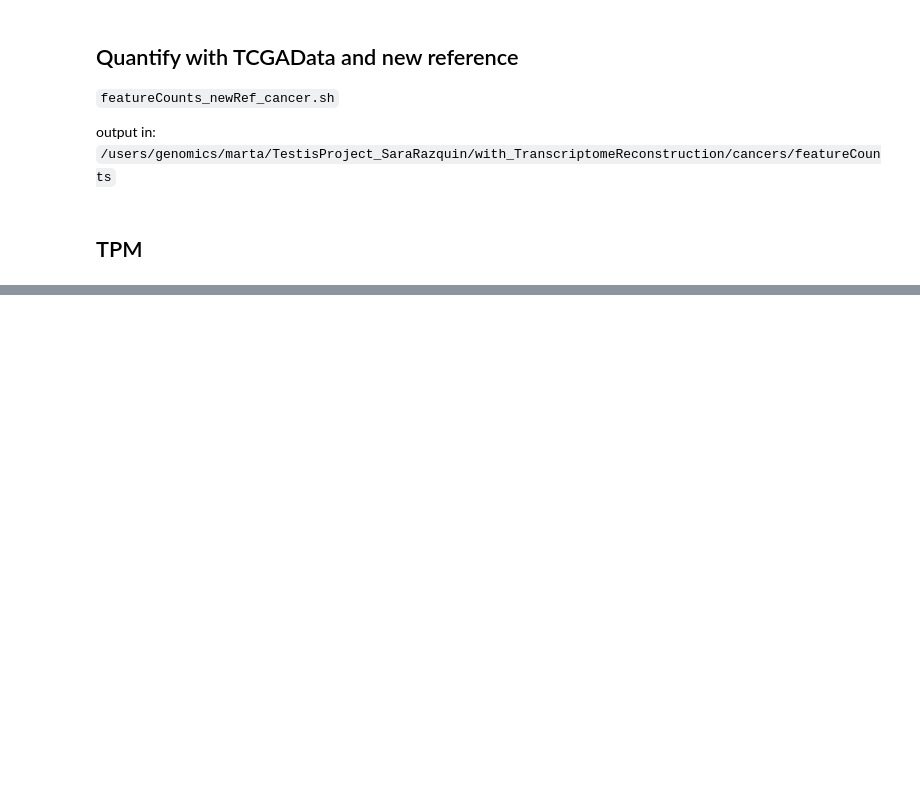
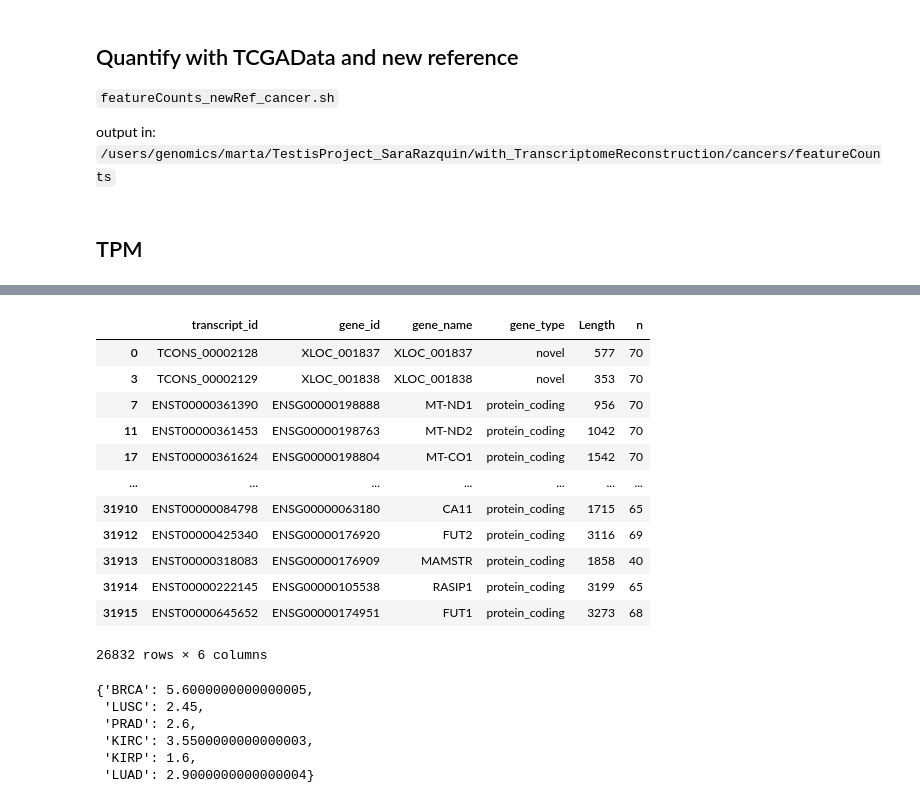
Before and after one commit to MartaEspinosa/TestisRestricted_MP, a Jupyter notebook: reconstructedTestis_in_Tumors.ipynb, the cells around one changed output, grey strips where cells are left out. Drawn from its saved outputs; the diff is of its cells as text; code cells hidden in the pictures; blank space fills up the shorter version.

```diff
--- a/reconstructedTestis_in_Tumors.ipynb
+++ b/reconstructedTestis_in_Tumors.ipynb
@@ -12,11 +12,14 @@ GENOMEDIR = "/genomics/users/marta/genomes"
 ### cancer data
 cancer_dir = users_dir + "/cancers"
 raw_cancer_dir="/users/genomics/marta/TCGA_RNASeq"
-projects=["TCGA-BRCA","TCGA-LUSC","TCGA-PRAD","TCGA-KIRC","TCGA-KIRP","TCGA-LUAD","TCGA-BLCA","TCGA-LIHC"]
+projects=["TCGA-BRCA","TCGA-LUSC","TCGA-PRAD","TCGA-KIRC","TCGA-KIRP","TCGA-LUAD"]#,"TCGA-BLCA","TCGA-LIHC"]
 
 ## annotation file
 annotation="/users/genomics/marta/TestisProject_SaraRazquin/with_TranscriptomeReconstruction/human/newReference_Resconstructed/gencode.v38.gffcompare.TestisLiverBrain.annotation.sorted.1transcript.sorted.NOchr.gtf"
 transcript_gene=pd.read_csv("/users/genomics/marta/TestisProject_SaraRazquin/with_TranscriptomeReconstruction/human/newReference_Resconstructed/1transcript_1gene.reconstructed.csv")
+
+def count_greater_than_one(row):
+    return (row > 1).sum()
 # %% [markdown]
 ## Quantify with TCGAData and new reference
 `featureCounts_newRef_cancer.sh`
@@ -58,5 +64,5 @@ LUAD
 # %%
-for proj in ['TCGA-PRAD']:
+for proj in projects:
     cancer_type = proj[5:]
     print(cancer_type)
 
@@ -67,16 +73,18 @@ for proj in ['TCGA-PRAD']:
     patients['tumor'] = patients['tumor'].str.replace('TCGA', cancer_type)
 
     for index,patient in patients.iterrows():
-        patient_fc = fc[["transcript_id","Length",patient.iloc[2]]]
+        if "_" not in patient.iloc[0]: ## if there are two samples per patient, keep only one
+            patient_fc = fc[["transcript_id","Length",patient.iloc[2]]]
 
-        tumor_patient_fc = patient_fc[patient_fc[patient.iloc[2]] >= 1 ]
-        tumor_transcripts.extend(tumor_patient_fc.transcript_id.values.tolist())
+            tumor_patient_fc = patient_fc[patient_fc[patient.iloc[2]] >= 1 ]
+            tumor_transcripts.extend(tumor_patient_fc.transcript_id.values.tolist())
 
     tumor1FPKM = fc[fc['transcript_id'].isin(tumor_transcripts)]
 
     known = tumor1FPKM[tumor1FPKM['transcript_id'].str.contains('ENST')]
     novel = tumor1FPKM[tumor1FPKM['transcript_id'].str.contains('TCONS')]
     merged = tumor1FPKM.merge(transcript_gene, on=['transcript_id'], how="inner")
+    merged = merged[merged['gene_type'].isin(['lncRNA','processed_pseudogene','novel','protein_coding'])]
 
     lncRNA = merged[merged['gene_type'].isin(['lncRNA','processed_pseudogene'])]
     print("lncRNA: ",len(lncRNA))
@@ -86,21 +94,23 @@ for proj in ['TCGA-PRAD']:
 
     novel = merged[merged['gene_type'] == "novel"]
     novel = novel[novel['Length'].astype(int) < 91667]
+    novel = novel[novel['Length'].astype(int) > 300]
+
     print("NOVEL: ",len(novel))
 
-    # tumor1FPKM = pd.concat([novel, lncRNA, cds], ignore_index = True)
-    merged.to_csv(os.path.join(cancer_dir,"tumorexpressed/tumor_1FPKM_table_of_counts_")+cancer_type+".csv",index=False)
-    merged[['transcript_id','gene_id','gene_name','gene_type','Length']].to_csv(os.path.join(cancer_dir,"tumorexpressed/tumor_1FPKM_")+cancer_type+".csv",index=False)
+    # # tumor1FPKM = pd.concat([novel, lncRNA, cds], ignore_index = True)
+    # merged.to_csv(os.path.join(cancer_dir,"tumorexpressed/tumor_1FPKM_table_of_counts_")+cancer_type+".csv",index=False)
+    # merged[['transcript_id','gene_id','gene_name','gene_type','Length']].to_csv(os.path.join(cancer_dir,"tumorexpressed/tumor_1FPKM_")+cancer_type+".csv",index=False)
 
     tumorONLY_merged = merged[merged.columns.drop(list(merged.filter(regex='normal')))]
-    print(tumorONLY_merged)
-
     ###### GET TUMOR-EXPRESSED > 1 TPM
     # Filter only integer columns
     int_columns = tumorONLY_merged.select_dtypes(include='int64')
 
     # Create a new column with the count of int columns per row whose value is > 1
-    tumorONLY_merged['n'] = int_columns.apply(lambda row: (row > 1).sum(), axis=1)
+    # tumorONLY_merged['n'] = int_columns.apply(lambda row: (row > 1).sum(), axis=1)
+    tumorONLY_merged['n'] = tumorONLY_merged.drop(columns=['transcript_id','gene_id','gene_name','gene_type','Length']).apply(count_greater_than_one, axis=1)
+    print(tumorONLY_merged)
     tumorONLY_merged = tumorONLY_merged[['transcript_id','gene_id','gene_name','gene_type','Length','n']]
     tumorONLY_merged.sort_values(by=['n'], ascending=False).to_csv(os.path.join(cancer_dir,"tumorexpressed/tumor_1FPKM_n_")+cancer_type+".csv",index=False)
 # %% [output]
@@ -144,0 +253,16 @@ See the caveats in the documentation: https://pandas.pydata.org/pandas-docs/stab
+# %%
+tumorONLY_merged
+# %% [output]
+|  | transcript_id | gene_id | gene_name | gene_type | Length | n |
+| 0 | TCONS_00002128 | XLOC_001837 | XLOC_001837 | novel | 577 | 70 |
+| 3 | TCONS_00002129 | XLOC_001838 | XLOC_001838 | novel | 353 | 70 |
+| 7 | ENST00000361390 | ENSG00000198888 | MT-ND1 | protein_coding | 956 | 70 |
+| 11 | ENST00000361453 | ENSG00000198763 | MT-ND2 | protein_coding | 1042 | 70 |
+| 17 | ENST00000361624 | ENSG00000198804 | MT-CO1 | protein_coding | 1542 | 70 |
+| ... | ... | ... | ... | ... | ... | ... |
+| 31910 | ENST00000084798 | ENSG00000063180 | CA11 | protein_coding | 1715 | 65 |
+| 31912 | ENST00000425340 | ENSG00000176920 | FUT2 | protein_coding | 3116 | 69 |
+| 31913 | ENST00000318083 | ENSG00000176909 | MAMSTR | protein_coding | 1858 | 40 |
+| 31914 | ENST00000222145 | ENSG00000105538 | RASIP1 | protein_coding | 3199 | 65 |
+| 31915 | ENST00000645652 | ENSG00000174951 | FUT1 | protein_coding | 3273 | 68 |
+26832 rows × 6 columns
@@ -144,0 +278,9 @@ See the caveats in the documentation: https://pandas.pydata.org/pandas-docs/stab
+# %%
+tolerance_dictionary
+# %% [output]
+{'BRCA': 5.6000000000000005,
+ 'LUSC': 2.45,
+ 'PRAD': 2.6,
+ 'KIRC': 3.5500000000000003,
+ 'KIRP': 1.6,
+ 'LUAD': 2.9000000000000004}
```
Also changed, not shown: parts of 5 cells of this notebook, 5 other files.
